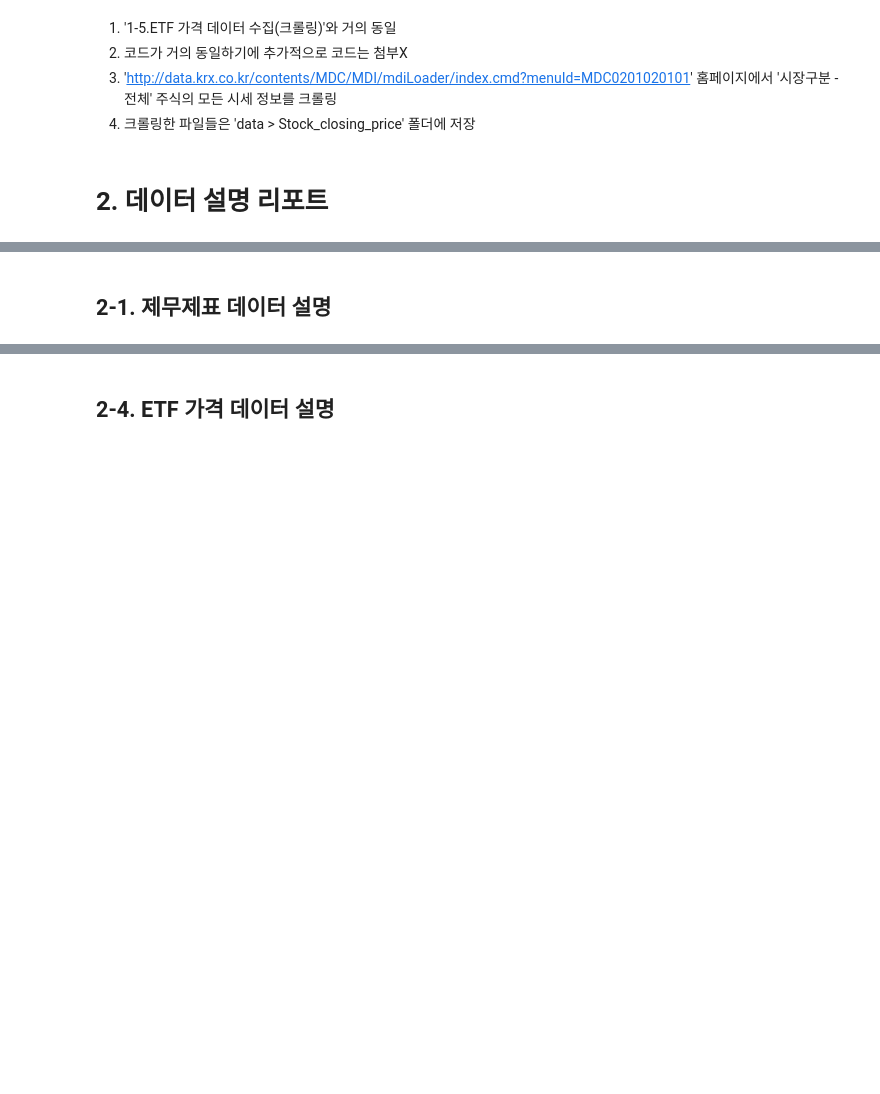
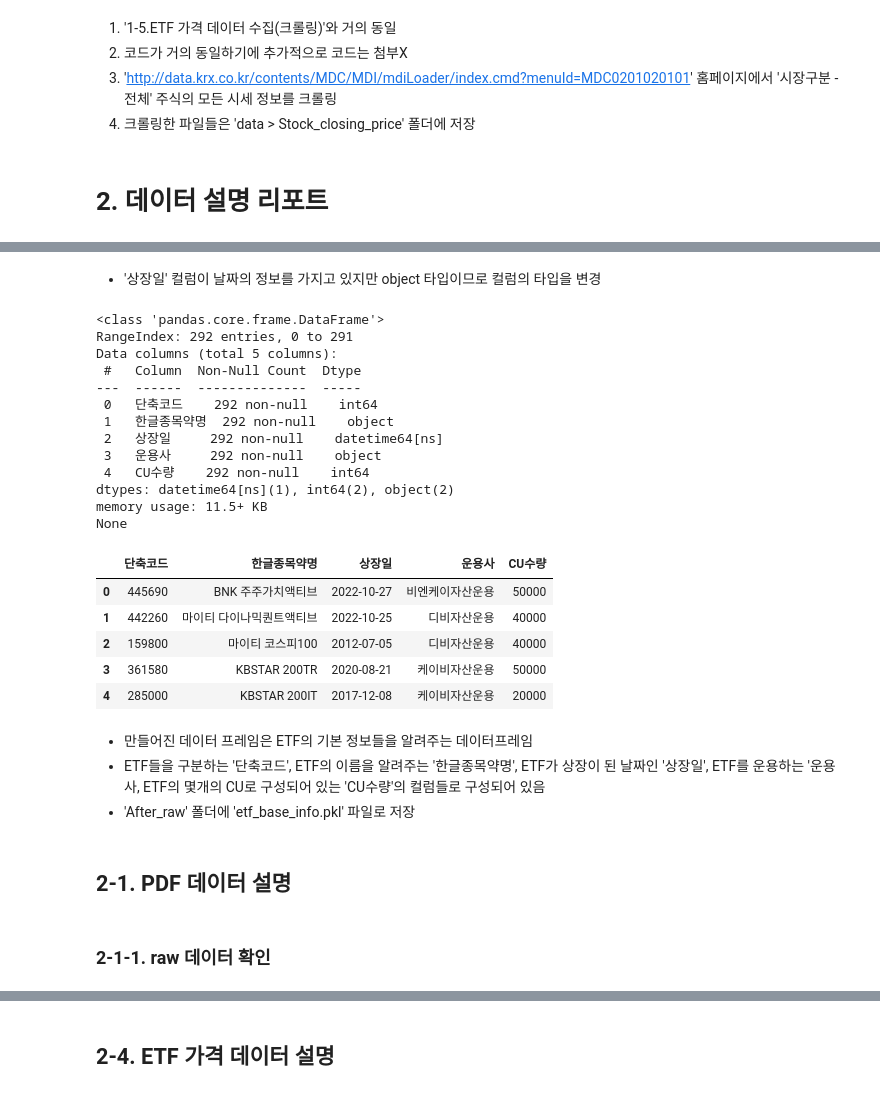
Before and after one commit to Ryong1998/snowball, a Jupyter notebook: 2_Data_Preparation.ipynb, the cells around one changed output, grey strips where cells are left out. Drawn from its saved outputs; the diff is of its cells as text; code cells hidden in the pictures; blank space fills up the shorter version.

```diff
--- a/2_Data_Preparation.ipynb
+++ b/2_Data_Preparation.ipynb
@@ -511,0 +593,31 @@ if __name__ == '__main__':
+# %% [markdown]
+- '상장일' 컬럼이 날짜의 정보를 가지고 있지만 object 타입이므로 컬럼의 타입을 변경
+# %%
+# 상장일 열을 date 타입으로 변환
+df_etf_base_after['상장일'] = pd.to_datetime(df_etf_base_after['상장일'])
+print(df_etf_base_after.info())
+df_etf_base_after.head()
+# %% [output]
+<class 'pandas.core.frame.DataFrame'>
+RangeIndex: 292 entries, 0 to 291
+Data columns (total 5 columns):
+ #   Column  Non-Null Count  Dtype
+---  ------  --------------  -----
+ 0   단축코드    292 non-null    int64
+ 1   한글종목약명  292 non-null    object
+ 2   상장일     292 non-null    datetime64[ns]
+ 3   운용사     292 non-null    object
+ 4   CU수량    292 non-null    int64
+dtypes: datetime64[ns](1), int64(2), object(2)
+memory usage: 11.5+ KB
+None
+|  | 단축코드 | 한글종목약명 | 상장일 | 운용사 | CU수량 |
+| 0 | 445690 | BNK 주주가치액티브 | 2022-10-27 | 비엔케이자산운용 | 50000 |
+| 1 | 442260 | 마이티 다이나믹퀀트액티브 | 2022-10-25 | 디비자산운용 | 40000 |
+| 2 | 159800 | 마이티 코스피100 | 2012-07-05 | 디비자산운용 | 40000 |
+| 3 | 361580 | KBSTAR 200TR | 2020-08-21 | 케이비자산운용 | 50000 |
+| 4 | 285000 | KBSTAR 200IT | 2017-12-08 | 케이비자산운용 | 20000 |
+# %% [markdown]
+- 만들어진 데이터 프레임은 ETF의 기본 정보들을 알려주는 데이터프레임
+- ETF들을 구분하는 '단축코드', ETF의 이름을 알려주는 '한글종목약명', ETF가 상장이 된 날짜인 '상장일', ETF를 운용하는 '운용사, ETF의 몇개의 CU로 구성되어 있는 'CU수량'의 컬럼들로 구성되어 있음
+- 'After_raw' 폴더에 'etf_base_info.pkl' 파일로 저장
@@ -512,2 +626,4 @@ if __name__ == '__main__':
 # %% [markdown]
-## 2-1. 제무제표 데이터 설명
+## 2-1. PDF 데이터 설명
+# %% [markdown]
+### 2-1-1. raw 데이터 확인
```
Also changed, not shown: parts of 29 cells of this notebook.
